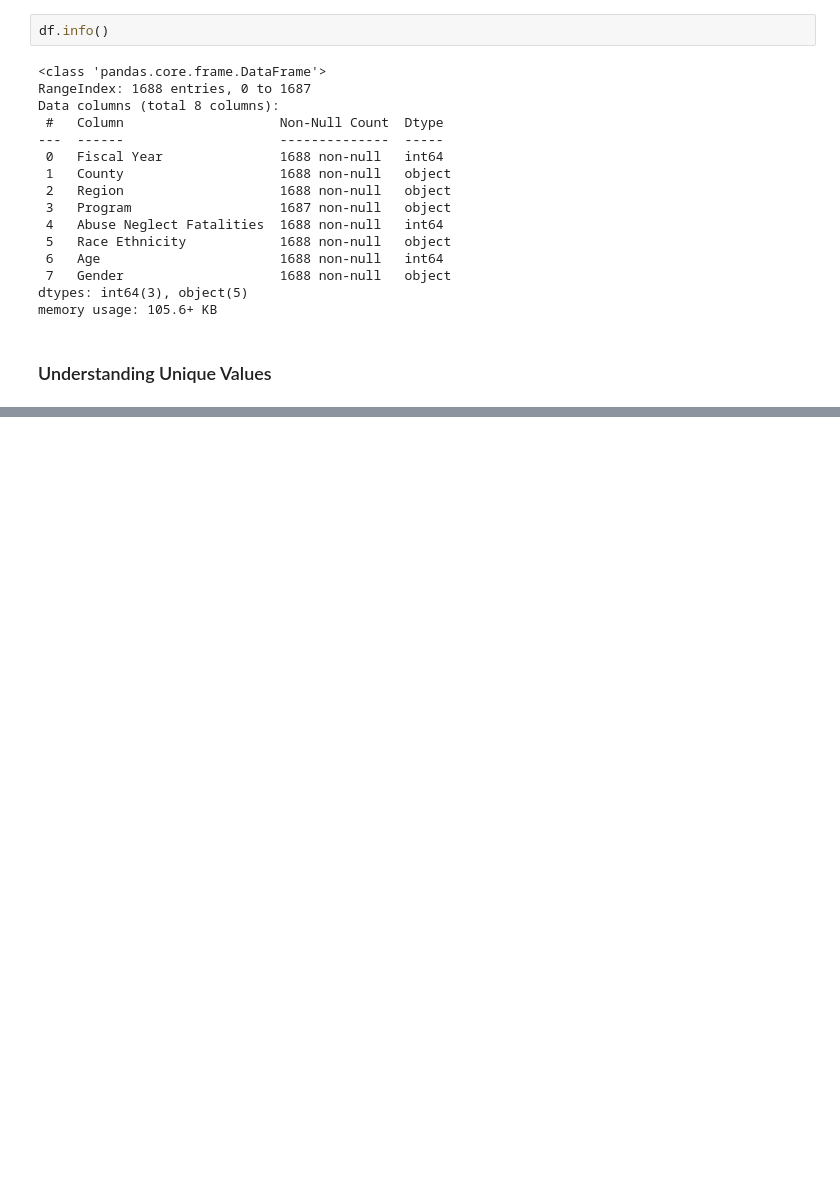
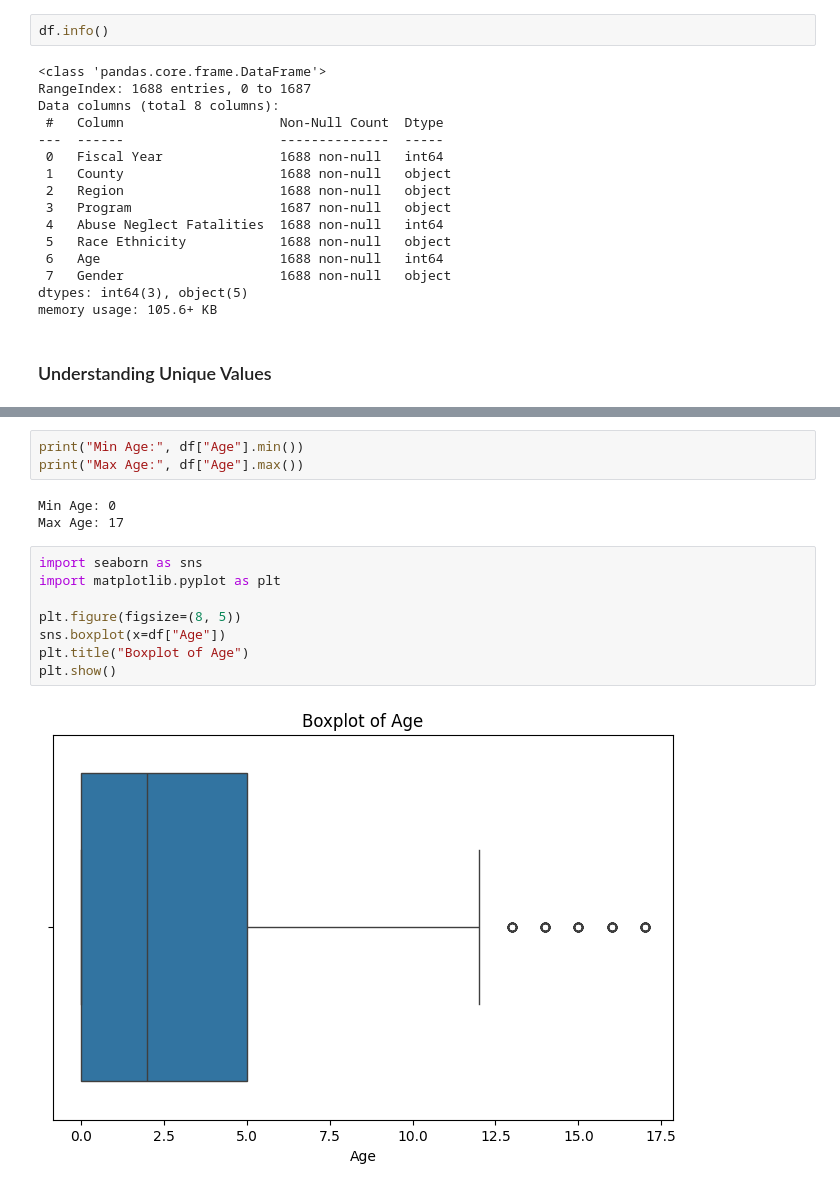
Before and after one commit to kubradizlek/abuse_neglected_child_fatalities, a Jupyter notebook: 1.EDA_and_cleaning.ipynb, the cells around one changed output, grey strips where cells are left out. Saved outputs shown, nothing was run; the diff lists cells and outputs as text; blank space fills up the shorter version.

```diff
--- a/1.EDA_and_cleaning.ipynb
+++ b/1.EDA_and_cleaning.ipynb
@@ -89,0 +136,16 @@ memory usage: 105.6+ KB
+# %%
+print("Min Age:", df["Age"].min())
+print("Max Age:", df["Age"].max())
+# %% [output]
+Min Age: 0
+Max Age: 17
+# %%
+import seaborn as sns
+import matplotlib.pyplot as plt
+
+plt.figure(figsize=(8, 5))
+sns.boxplot(x=df["Age"])
+plt.title("Boxplot of Age")
+plt.show()
+# %% [output]
+[figure, added]
```
Also changed, not shown: parts of 19 cells of this notebook.
